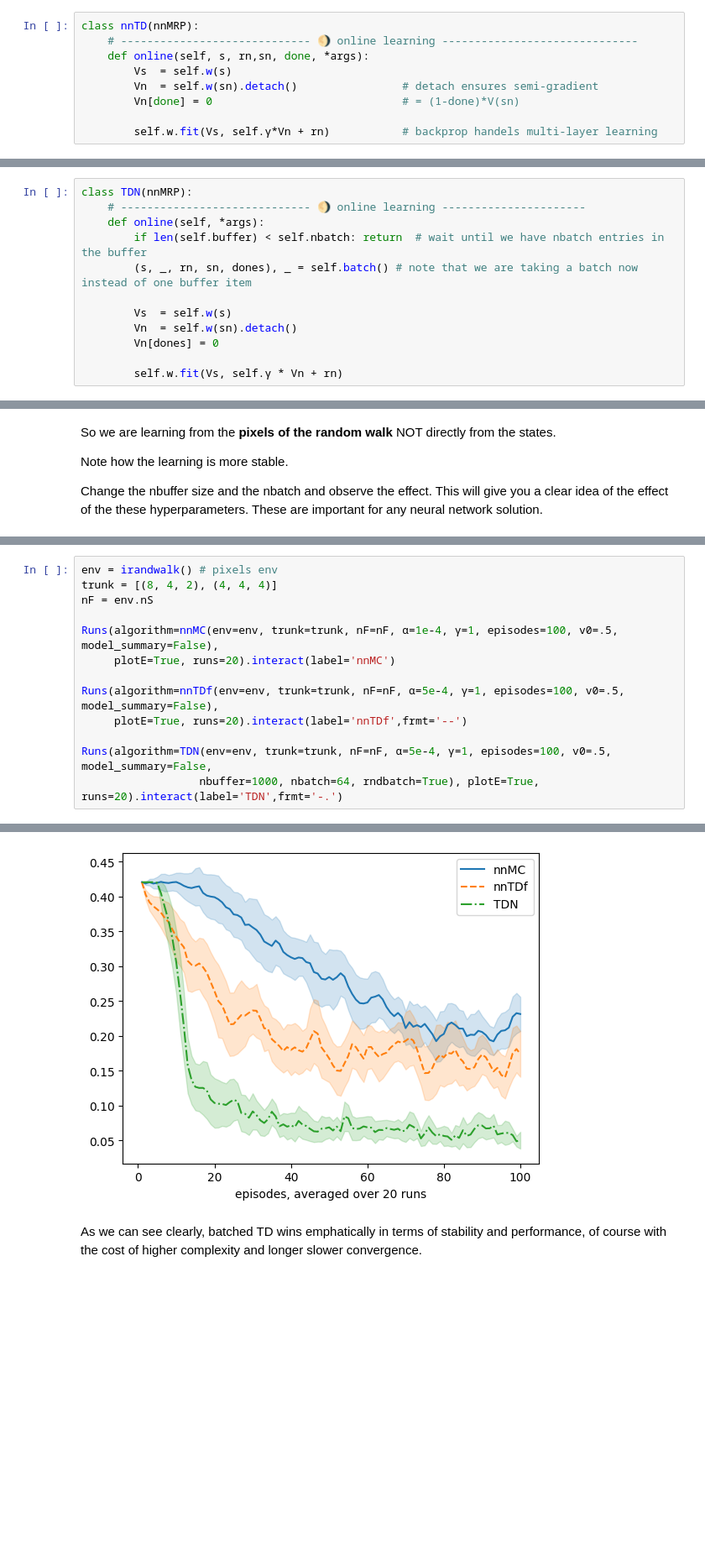
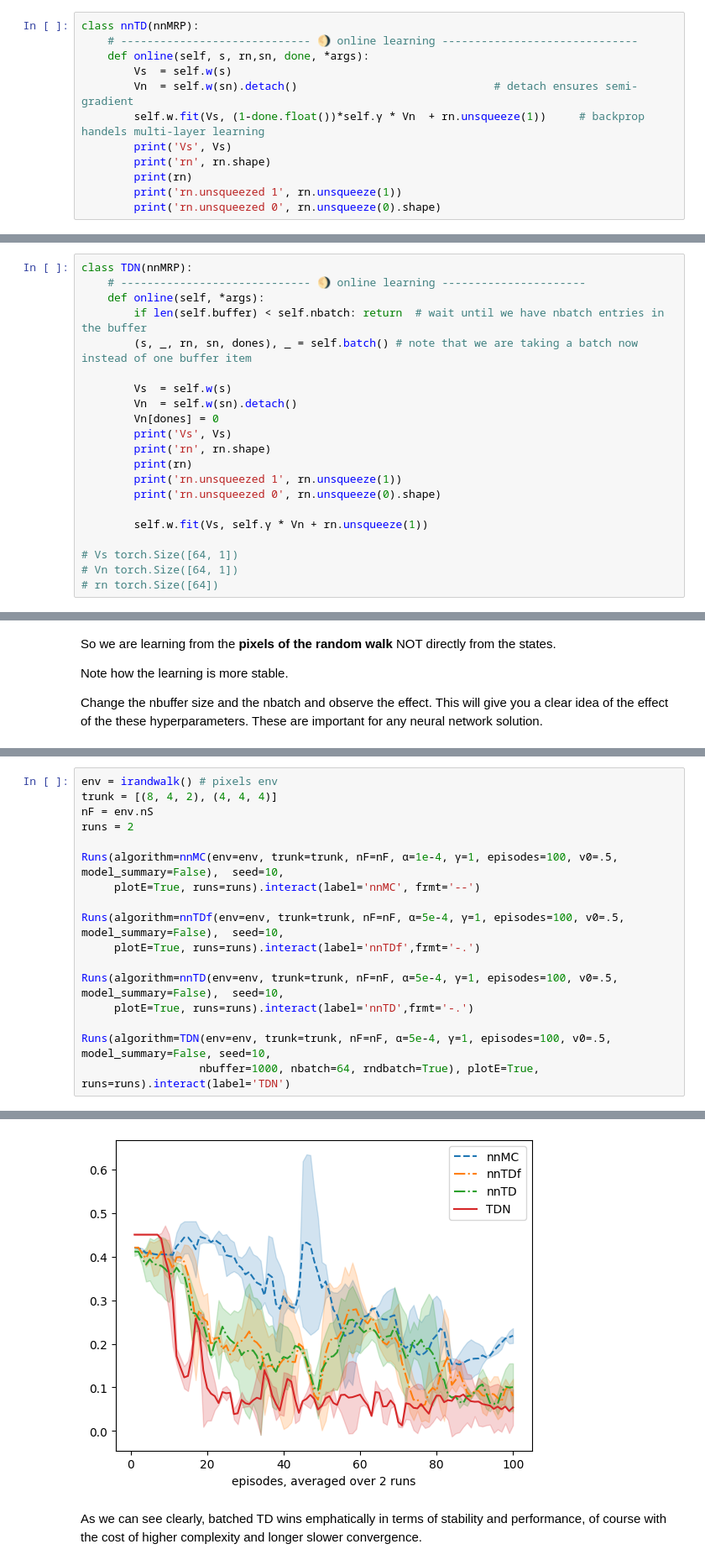
Before and after one commit to AltahhanAi/rl_rob, a Jupyter notebook: worksheet_5_1_.ipynb, the cells around one changed output, grey strips where cells are left out. Shown at 84% size. Cells and saved outputs as stored; diff of their text form; blank space fills up the shorter version.

```diff
--- a/worksheet_5_1_.ipynb
+++ b/worksheet_5_1_.ipynb
@@ -151,8 +175,11 @@ class nnTD(nnMRP):
     # ----------------------------- 🌖 online learning ------------------------------
     def online(self, s, rn,sn, done, *args):
         Vs  = self.w(s)
-        Vn  = self.w(sn).detach()                # detach ensures semi-gradient
-        Vn[done] = 0                             # = (1-done)*V(sn)
-
-        self.w.fit(Vs, self.γ*Vn + rn)           # backprop handels multi-layer learning
+        Vn  = self.w(sn).detach()                              # detach ensures semi-gradient
+        self.w.fit(Vs, (1-done.float())*self.γ * Vn  + rn.unsqueeze(1))     # backprop handels multi-layer learning
+        print('Vs', Vs)
+        print('rn', rn.shape)
+        print(rn)
+        print('rn.unsqueezed 1', rn.unsqueeze(1))
+        print('rn.unsqueezed 0', rn.unsqueeze(0).shape)
 # %%
@@ -297,8 +340,17 @@ class TDN(nnMRP):
         Vs  = self.w(s)
         Vn  = self.w(sn).detach()
         Vn[dones] = 0
+        print('Vs', Vs)
+        print('rn', rn.shape)
+        print(rn)
+        print('rn.unsqueezed 1', rn.unsqueeze(1))
+        print('rn.unsqueezed 0', rn.unsqueeze(0).shape)
 
-        self.w.fit(Vs, self.γ * Vn + rn)
+        self.w.fit(Vs, self.γ * Vn + rn.unsqueeze(1))
+
+# Vs torch.Size([64, 1])
+# Vn torch.Size([64, 1])
+# rn torch.Size([64])
 # %% [markdown]
 Let us now train with multiple time steps trajectoreis stored in the buffer
 # %%
@@ -357,19 +434,23 @@ Runs(algorithm=nnTDf(env=vrandwalk(), α=.05, γ=1, trunk=[], nF=[], episodes=10
 # %%
 env = irandwalk() # pixels env
 trunk = [(8, 4, 2), (4, 4, 4)]
 nF = env.nS
+runs = 2
 
-Runs(algorithm=nnMC(env=env, trunk=trunk, nF=nF, α=1e-4, γ=1, episodes=100, v0=.5, model_summary=False),
-     plotE=True, runs=20).interact(label='nnMC')
+Runs(algorithm=nnMC(env=env, trunk=trunk, nF=nF, α=1e-4, γ=1, episodes=100, v0=.5, model_summary=False),  seed=10,
+     plotE=True, runs=runs).interact(label='nnMC', frmt='--')
 
-Runs(algorithm=nnTDf(env=env, trunk=trunk, nF=nF, α=5e-4, γ=1, episodes=100, v0=.5, model_summary=False),
-     plotE=True, runs=20).interact(label='nnTDf',frmt='--')
+Runs(algorithm=nnTDf(env=env, trunk=trunk, nF=nF, α=5e-4, γ=1, episodes=100, v0=.5, model_summary=False),  seed=10,
+     plotE=True, runs=runs).interact(label='nnTDf',frmt='-.')
 
-Runs(algorithm=TDN(env=env, trunk=trunk, nF=nF, α=5e-4, γ=1, episodes=100, v0=.5, model_summary=False,
-                  nbuffer=1000, nbatch=64, rndbatch=True), plotE=True, runs=20).interact(label='TDN',frmt='-.')
+Runs(algorithm=nnTD(env=env, trunk=trunk, nF=nF, α=5e-4, γ=1, episodes=100, v0=.5, model_summary=False),  seed=10,
+     plotE=True, runs=runs).interact(label='nnTD',frmt='-.')
+
+Runs(algorithm=TDN(env=env, trunk=trunk, nF=nF, α=5e-4, γ=1, episodes=100, v0=.5, model_summary=False, seed=10,
+                  nbuffer=1000, nbatch=64, rndbatch=True), plotE=True, runs=runs).interact(label='TDN')
 # %% [output]
 <rl.select.Runs at 0x...>
-[figure, old version]
+[figure, new version]
 # %% [markdown]
 As we can see clearly, batched TD wins emphatically in terms of stability and performance, of course with the cost of higher complexity and longer slower convergence.
 # %% [markdown]
```
Also changed, not shown: parts of 14 cells of this notebook, 3 other files.
